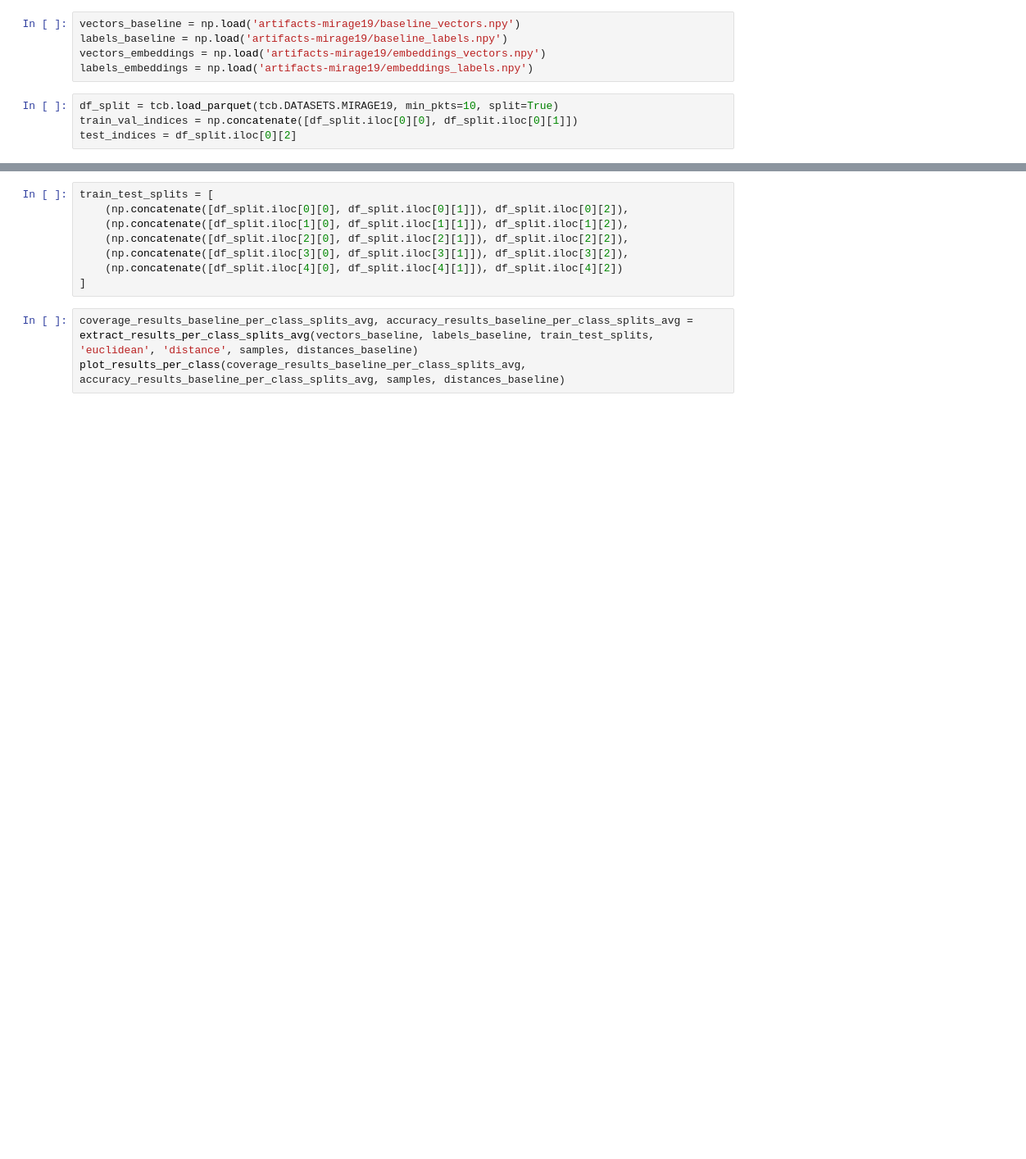
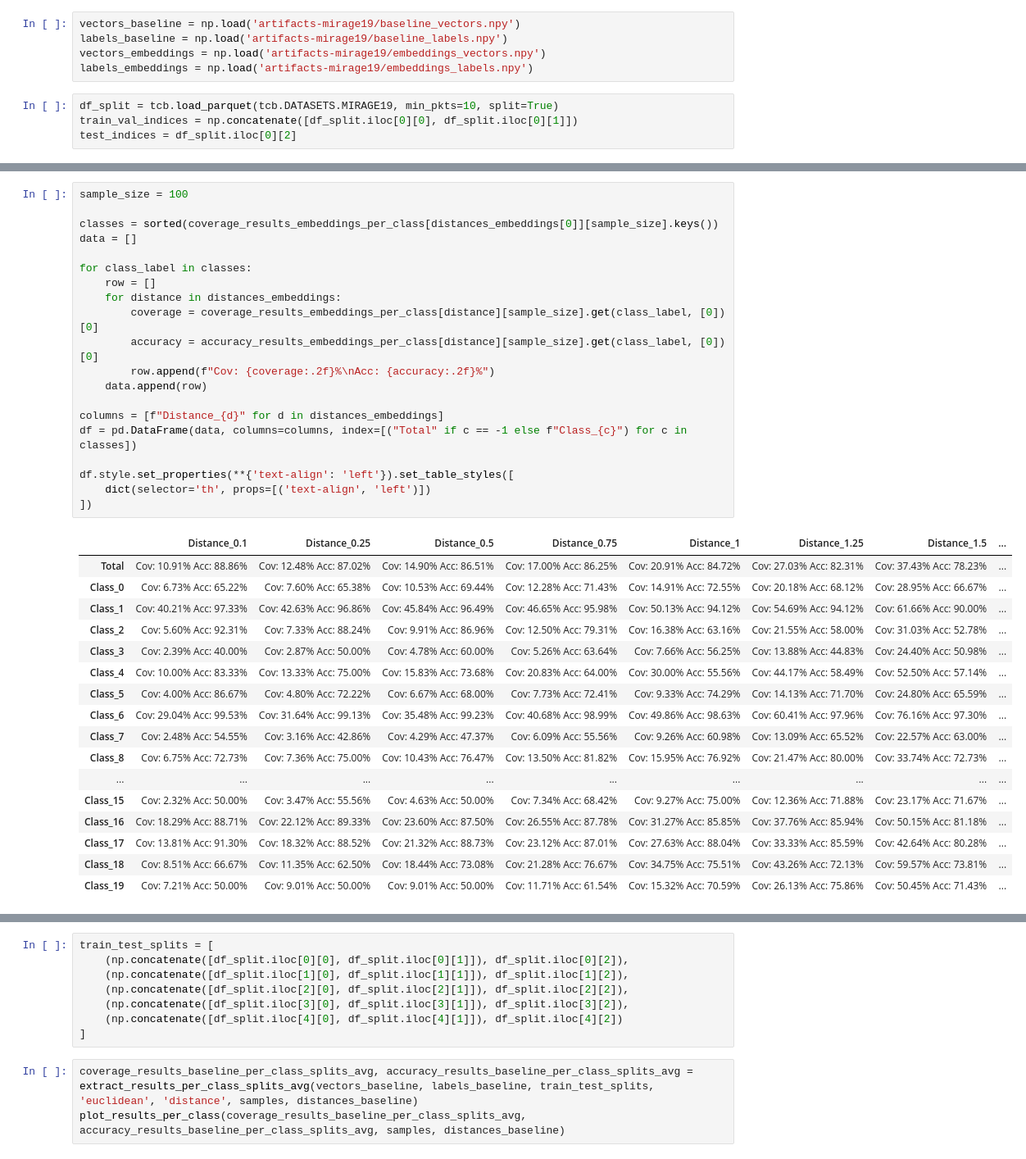
Before and after one commit to elliev7/partiii_research_project, a Jupyter notebook: fingerprinting/per_class.ipynb, the cells around one changed output, grey strips where cells are left out. Shown at 82% size. Saved outputs shown, nothing was run; the diff lists cells and outputs as text; blank space fills up the shorter version.

```diff
--- a/fingerprinting/per_class.ipynb
+++ b/fingerprinting/per_class.ipynb
@@ -162,3 +114,41 @@ plot_results_per_class(coverage_results_embeddings_per_class, accuracy_results_e
+# %%
+sample_size = 100
+
+classes = sorted(coverage_results_embeddings_per_class[distances_embeddings[0]][sample_size].keys())
+data = []
+
+for class_label in classes:
+    row = []
+    for distance in distances_embeddings:
+        coverage = coverage_results_embeddings_per_class[distance][sample_size].get(class_label, [0])[0]
+        accuracy = accuracy_results_embeddings_per_class[distance][sample_size].get(class_label, [0])[0]
+        row.append(f"Cov: {coverage:.2f}%\nAcc: {accuracy:.2f}%")
+    data.append(row)
+
+columns = [f"Distance_{d}" for d in distances_embeddings]
+df = pd.DataFrame(data, columns=columns, index=[("Total" if c == -1 else f"Class_{c}") for c in classes])
+
+df.style.set_properties(**{'text-align': 'left'}).set_table_styles([
+    dict(selector='th', props=[('text-align', 'left')])
+])
+# %% [output]
+|  | Distance_0.1 | Distance_0.25 | Distance_0.5 | Distance_0.75 | Distance_1 | Distance_1.25 | Distance_1.5 | ... |
+| Total | Cov: 10.91% Acc: 88.86% | Cov: 12.48% Acc: 87.02% | Cov: 14.90% Acc: 86.51% | Cov: 17.00% Acc: 86.25% | Cov: 20.91% Acc: 84.72% | Cov: 27.03% Acc: 82.31% | Cov: 37.43% Acc: 78.23% | ... |
+| Class_0 | Cov: 6.73% Acc: 65.22% | Cov: 7.60% Acc: 65.38% | Cov: 10.53% Acc: 69.44% | Cov: 12.28% Acc: 71.43% | Cov: 14.91% Acc: 72.55% | Cov: 20.18% Acc: 68.12% | Cov: 28.95% Acc: 66.67% | ... |
+| Class_1 | Cov: 40.21% Acc: 97.33% | Cov: 42.63% Acc: 96.86% | Cov: 45.84% Acc: 96.49% | Cov: 46.65% Acc: 95.98% | Cov: 50.13% Acc: 94.12% | Cov: 54.69% Acc: 94.12% | Cov: 61.66% Acc: 90.00% | ... |
+| Class_2 | Cov: 5.60% Acc: 92.31% | Cov: 7.33% Acc: 88.24% | Cov: 9.91% Acc: 86.96% | Cov: 12.50% Acc: 79.31% | Cov: 16.38% Acc: 63.16% | Cov: 21.55% Acc: 58.00% | Cov: 31.03% Acc: 52.78% | ... |
+| Class_3 | Cov: 2.39% Acc: 40.00% | Cov: 2.87% Acc: 50.00% | Cov: 4.78% Acc: 60.00% | Cov: 5.26% Acc: 63.64% | Cov: 7.66% Acc: 56.25% | Cov: 13.88% Acc: 44.83% | Cov: 24.40% Acc: 50.98% | ... |
+| Class_4 | Cov: 10.00% Acc: 83.33% | Cov: 13.33% Acc: 75.00% | Cov: 15.83% Acc: 73.68% | Cov: 20.83% Acc: 64.00% | Cov: 30.00% Acc: 55.56% | Cov: 44.17% Acc: 58.49% | Cov: 52.50% Acc: 57.14% | ... |
+| Class_5 | Cov: 4.00% Acc: 86.67% | Cov: 4.80% Acc: 72.22% | Cov: 6.67% Acc: 68.00% | Cov: 7.73% Acc: 72.41% | Cov: 9.33% Acc: 74.29% | Cov: 14.13% Acc: 71.70% | Cov: 24.80% Acc: 65.59% | ... |
+| Class_6 | Cov: 29.04% Acc: 99.53% | Cov: 31.64% Acc: 99.13% | Cov: 35.48% Acc: 99.23% | Cov: 40.68% Acc: 98.99% | Cov: 49.86% Acc: 98.63% | Cov: 60.41% Acc: 97.96% | Cov: 76.16% Acc: 97.30% | ... |
+| Class_7 | Cov: 2.48% Acc: 54.55% | Cov: 3.16% Acc: 42.86% | Cov: 4.29% Acc: 47.37% | Cov: 6.09% Acc: 55.56% | Cov: 9.26% Acc: 60.98% | Cov: 13.09% Acc: 65.52% | Cov: 22.57% Acc: 63.00% | ... |
+| Class_8 | Cov: 6.75% Acc: 72.73% | Cov: 7.36% Acc: 75.00% | Cov: 10.43% Acc: 76.47% | Cov: 13.50% Acc: 81.82% | Cov: 15.95% Acc: 76.92% | Cov: 21.47% Acc: 80.00% | Cov: 33.74% Acc: 72.73% | ... |
+| ... | ... | ... | ... | ... | ... | ... | ... | ... |
+| Class_15 | Cov: 2.32% Acc: 50.00% | Cov: 3.47% Acc: 55.56% | Cov: 4.63% Acc: 50.00% | Cov: 7.34% Acc: 68.42% | Cov: 9.27% Acc: 75.00% | Cov: 12.36% Acc: 71.88% | Cov: 23.17% Acc: 71.67% | ... |
+| Class_16 | Cov: 18.29% Acc: 88.71% | Cov: 22.12% Acc: 89.33% | Cov: 23.60% Acc: 87.50% | Cov: 26.55% Acc: 87.78% | Cov: 31.27% Acc: 85.85% | Cov: 37.76% Acc: 85.94% | Cov: 50.15% Acc: 81.18% | ... |
+| Class_17 | Cov: 13.81% Acc: 91.30% | Cov: 18.32% Acc: 88.52% | Cov: 21.32% Acc: 88.73% | Cov: 23.12% Acc: 87.01% | Cov: 27.63% Acc: 88.04% | Cov: 33.33% Acc: 85.59% | Cov: 42.64% Acc: 80.28% | ... |
+| Class_18 | Cov: 8.51% Acc: 66.67% | Cov: 11.35% Acc: 62.50% | Cov: 18.44% Acc: 73.08% | Cov: 21.28% Acc: 76.67% | Cov: 34.75% Acc: 75.51% | Cov: 43.26% Acc: 72.13% | Cov: 59.57% Acc: 73.81% | ... |
+| Class_19 | Cov: 7.21% Acc: 50.00% | Cov: 9.01% Acc: 50.00% | Cov: 9.01% Acc: 50.00% | Cov: 11.71% Acc: 61.54% | Cov: 15.32% Acc: 70.59% | Cov: 26.13% Acc: 75.86% | Cov: 50.45% Acc: 71.43% | ... |
 # %%
 coverage_results_embeddings_cosine_per_class, accuracy_results_embeddings_cosine_per_class = extract_results_per_class(vectors_embeddings, labels_embeddings, train_val_indices, test_indices, 'cosine', 'similarity', samples, similarities)
 plot_results_per_class(coverage_results_embeddings_cosine_per_class, accuracy_results_embeddings_cosine_per_class, samples, similarities, reverse=True)
```
Also changed, not shown: parts of 7 cells of this notebook, 1 other file.
